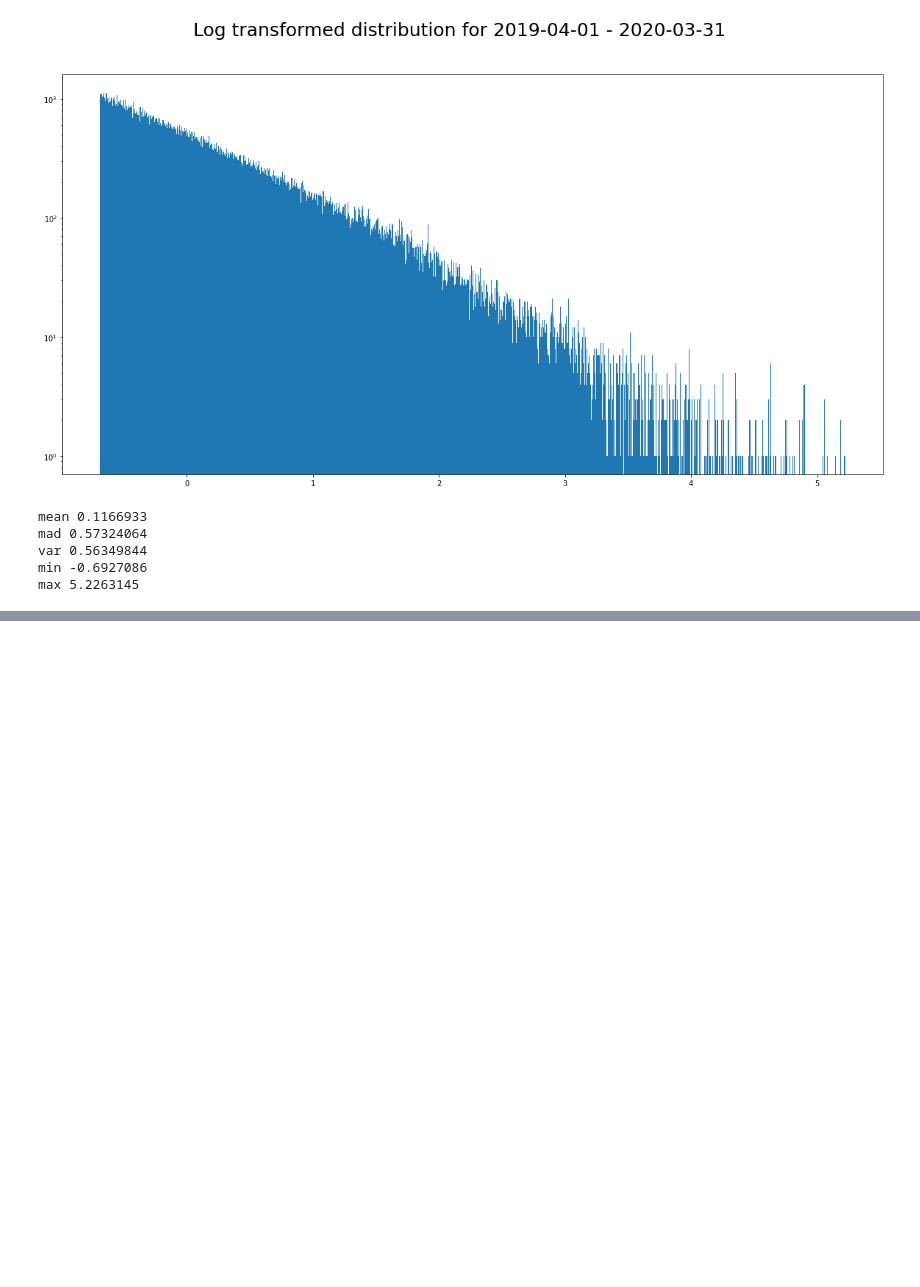
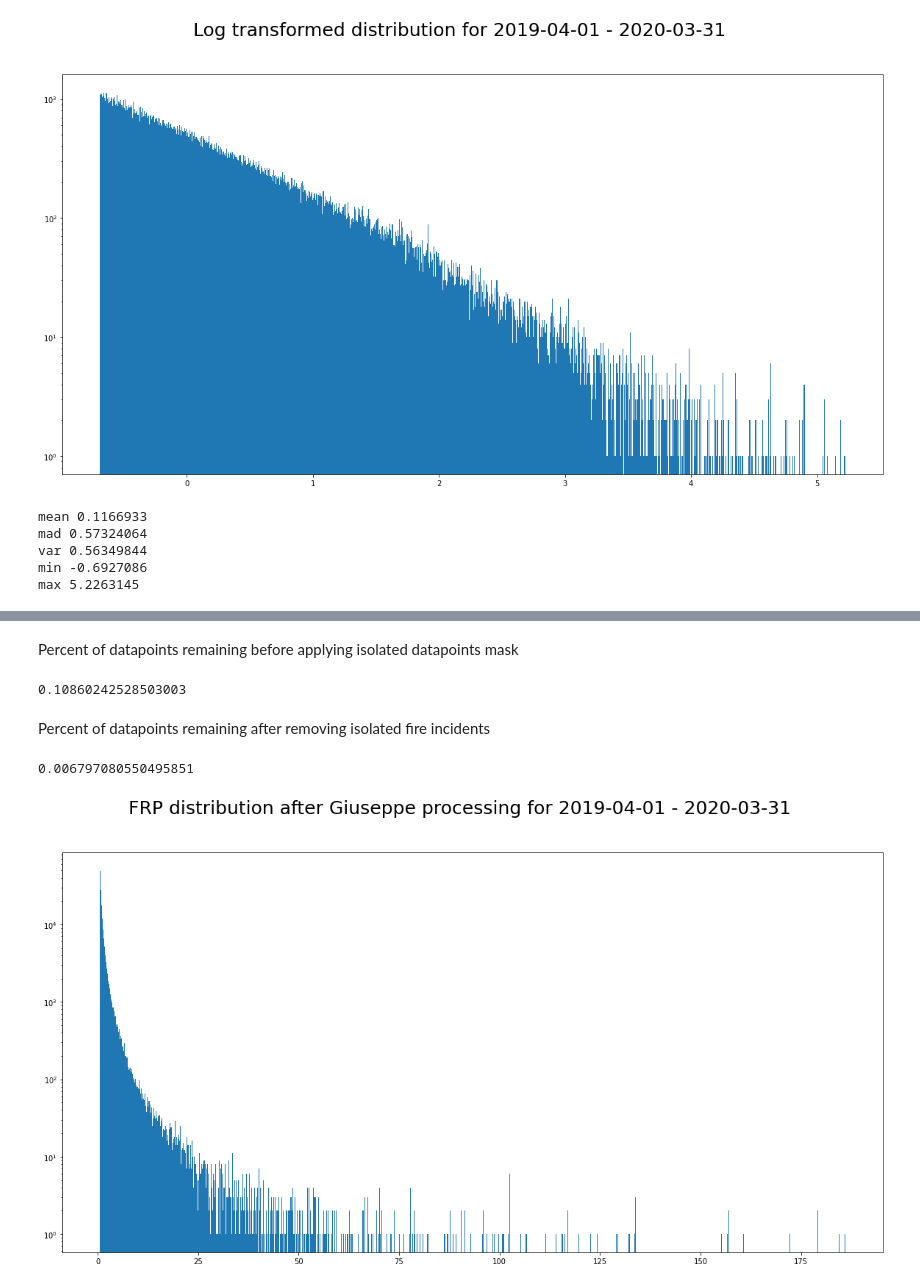
Before and after one commit to tejasvi/deepFWI, a Jupyter notebook: data/gfas_frp.ipynb, the cells around one changed output, grey strips where cells are left out. Cells and saved outputs as stored; diff of their text form; code cells hidden in the pictures; blank space fills up the shorter version.

```diff
--- a/data/gfas_frp.ipynb
+++ b/data/gfas_frp.ipynb
@@ -286,0 +330,4 @@ max 5.2263145
+# %%
+isolated_mask = generate_isolated_mask(proc.frpfire.values>0)
+# %%
+isolated_water = isolated_mask & mask_resized
@@ -286,0 +336,2 @@ max 5.2263145
+# %%
+isolated_water_trimmed = isolated_water & (proc.frpfire.values>0.5)
@@ -286,0 +340,19 @@ max 5.2263145
+# %%
+giuseppe_values = proc.frpfire.values[isolated_water_trimmed]
+# %% [markdown]
+Percent of datapoints remaining before applying isolated datapoints mask
+# %%
+(mask_resized&(proc.frpfire.values>0)).sum()/isolated_water_trimmed.size*100
+# %% [output]
+0.10860242528503003
+# %% [markdown]
+Percent of datapoints remaining after removing isolated fire incidents
+# %%
+isolated_water_trimmed.sum()/isolated_water_trimmed.size*100
+# %% [output]
+0.006797080550495851
+# %%
+plt.figure(figsize = (20,10)).suptitle('FRP distribution after Giuseppe processing for 2019-04-01 - 2020-03-31', fontsize=25)
+plt.hist(giuseppe_values.flatten(), bins=1000, cumulative=False, log=True);
+# %% [output]
+[figure, added]
```
Also changed, not shown: parts of 34 cells of this notebook.
